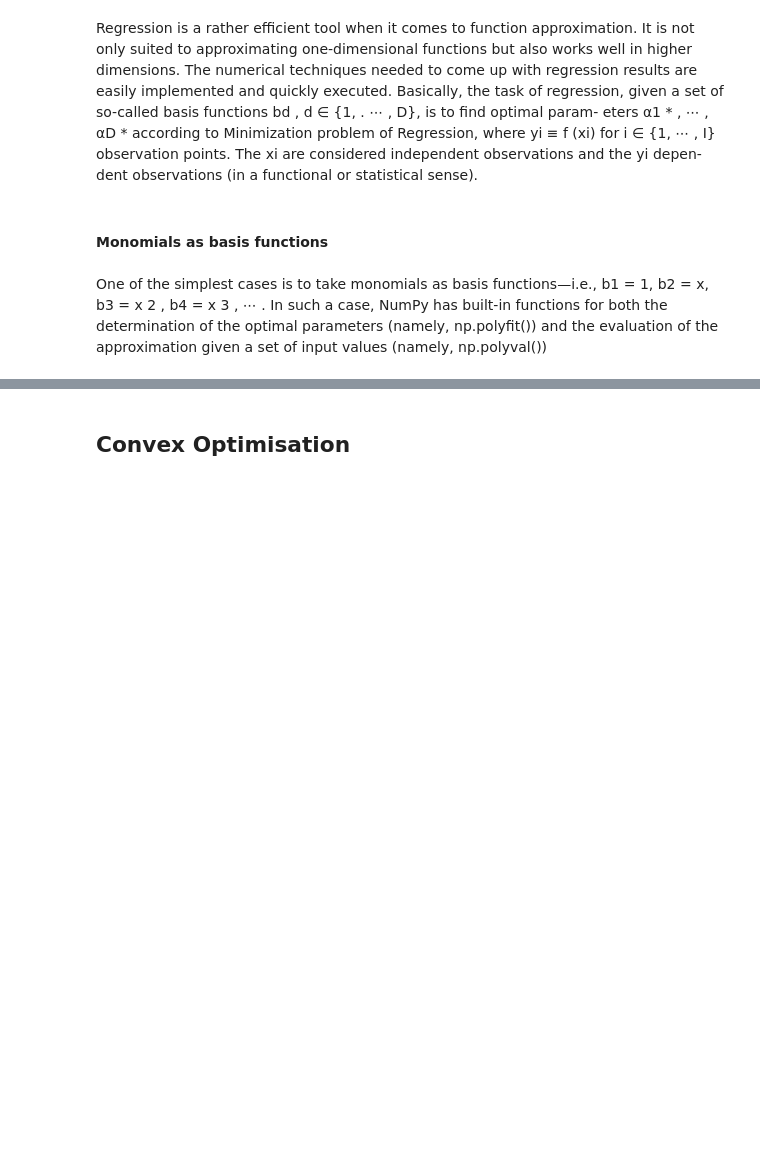
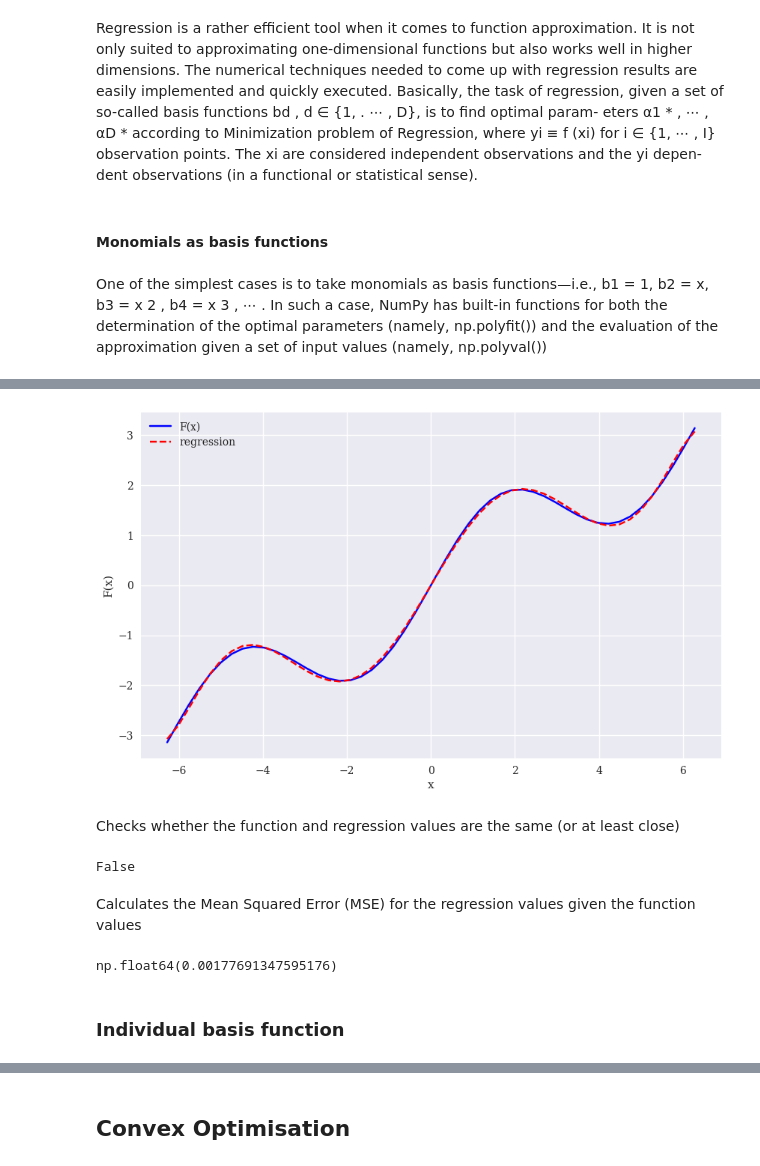
Before and after one commit to V-iitian/Algorithmic-Trading, a Jupyter notebook: Python for Finance/Chapter10Mathematicaltools.ipynb, the cells around one changed output, grey strips where cells are left out. Cells and saved outputs as stored; diff of their text form; code cells hidden in the pictures; blank space fills up the shorter version.

```diff
--- a/Python for Finance/Chapter10Mathematicaltools.ipynb
+++ b/Python for Finance/Chapter10Mathematicaltools.ipynb
@@ -94,0 +97,22 @@ create_plot([x,x],[f(x),ry],['b','r--'],['F(x)','regression'],['x','F(x)'])
+# %%
+res = np.polyfit(x,f(x),deg=7,full=True)
+ry = np.polyval(res[0],x)
+create_plot([x,x],[f(x),ry],['b','r--'],['F(x)','regression'],['x','F(x)'])
+# %% [output]
+[figure, added]
+# %% [markdown]
+Checks whether the function and regression values are the same (or at least
+close)
+# %%
+np.allclose(f(x),ry)
+# %% [output]
+False
+# %% [markdown]
+Calculates the Mean Squared Error (MSE) for the regression values given the
+function values
+# %%
+np.mean((f(x)-ry)**2)
+# %% [output]
+np.float64(0.00177691347595176)
+# %% [markdown]
+### Individual basis function
```
Also changed, not shown: parts of 59 cells of this notebook, 1 other file.
